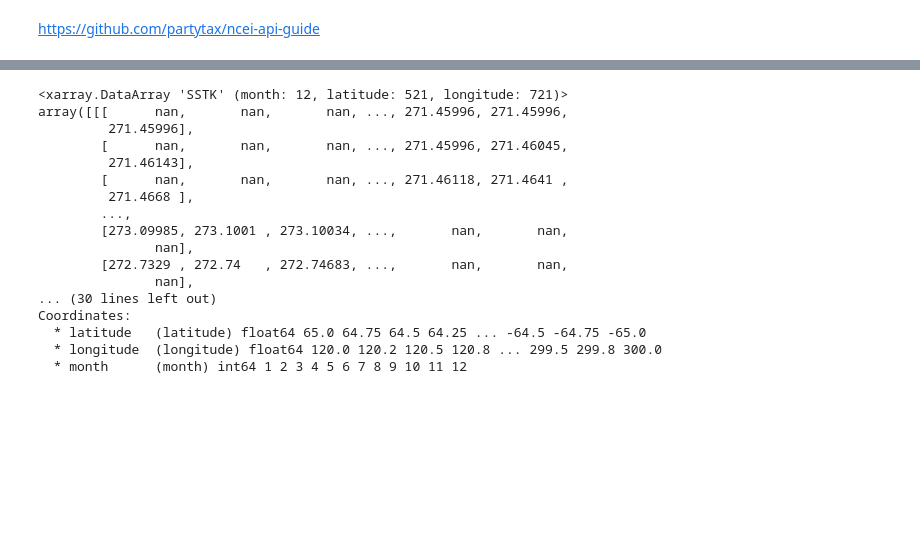
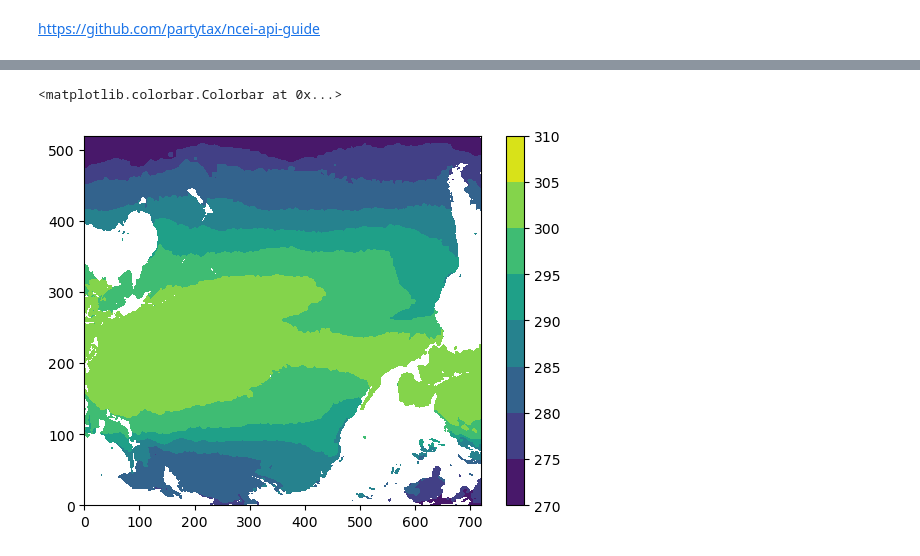
Before and after one commit to atmsillinois/time-series-and-eofs-leanneblind, a Jupyter notebook: project4_atms523_blind.ipynb, the cells around one changed output, grey strips where cells are left out. Cells and saved outputs as stored; diff of their text form; code cells hidden in the pictures; blank space fills up the shorter version.

```diff
--- a/project4_atms523_blind.ipynb
+++ b/project4_atms523_blind.ipynb
@@ -167,0 +174,9 @@ masked_sample.plot()
+# %%
+# Dropping the time dimension from the LSM datarray, adding a new time dimension
+# to it so the LSM dataarray is the same size as the SST dataarray, and masking
+# the SST dataarray where there is land
+lsm_dropped_time = pacific_domain_lsm.squeeze('time')
+sst_times = pd.date_range(start='1979-01-01',end='2021-12-31', freq='MS')
+lsm_all_times = lsm_dropped_time.expand_dims(dim={"time": sst_times})
+lsm_all_times
+masked_sample = np.ma.masked_where(lsm_all_times == 1, ds_sst.SSTK)
@@ -168,2 +201,8 @@ masked_sample.plot()
+# %%
+plt.contourf(masked_sample[8,:,:])
+plt.colorbar()
+# %% [output]
+<matplotlib.colorbar.Colorbar at 0x...>
+[figure, added]
 # %%
 # Computing the monthly mean ssts at every latitude and longitude box
@@ -171,20 +209,0 @@ monthly_mean_sst = ds_sst.SSTK.groupby('time.month').mean().compute()
-# %%
-monthly_mean_sst
-# %% [output]
-<xarray.DataArray 'SSTK' (month: 12, latitude: 521, longitude: 721)>
-array([[[      nan,       nan,       nan, ..., 271.45996, 271.45996,
-         271.45996],
-        [      nan,       nan,       nan, ..., 271.45996, 271.46045,
-         271.46143],
-        [      nan,       nan,       nan, ..., 271.46118, 271.4641 ,
-         271.4668 ],
-        ...,
-        [273.09985, 273.1001 , 273.10034, ...,       nan,       nan,
-               nan],
-        [272.7329 , 272.74   , 272.74683, ...,       nan,       nan,
-               nan],
-... (30 lines left out)
-Coordinates:
-  * latitude   (latitude) float64 65.0 64.75 64.5 64.25 ... -64.5 -64.75 -65.0
-  * longitude  (longitude) float64 120.0 120.2 120.5 120.8 ... 299.5 299.8 300.0
-  * month      (month) int64 1 2 3 4 5 6 7 8 9 10 11 12
```
Also changed, not shown: parts of 15 cells of this notebook.
